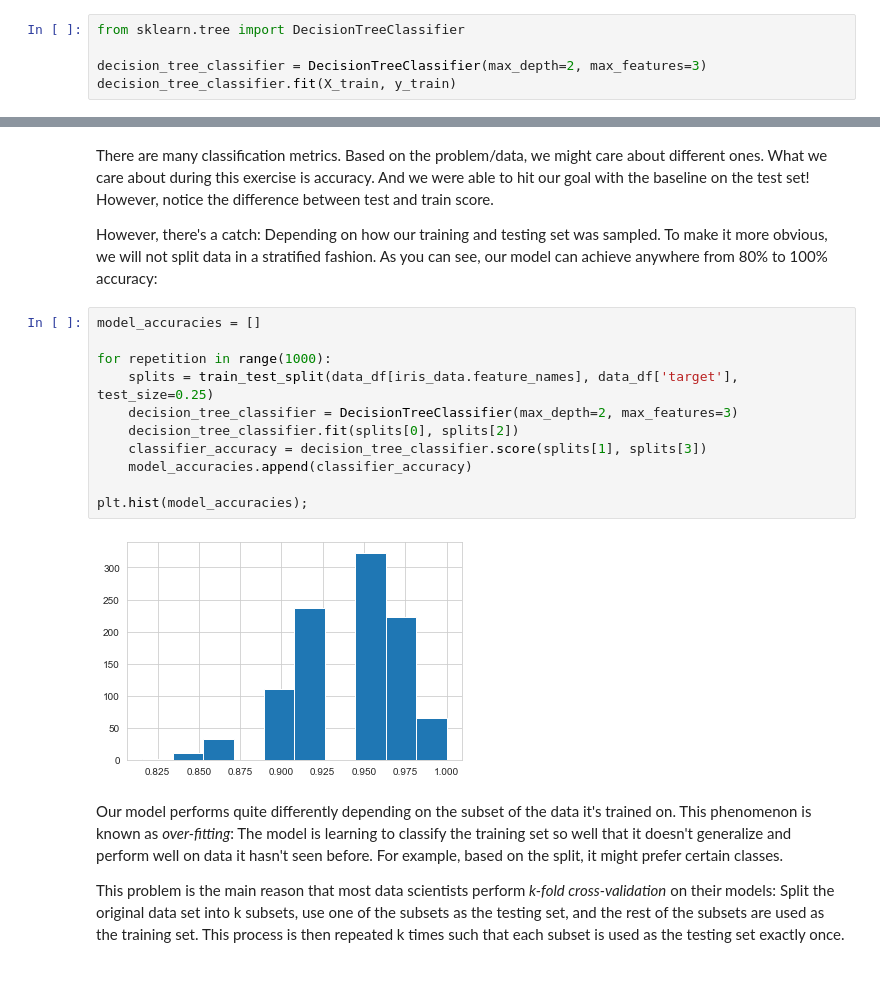
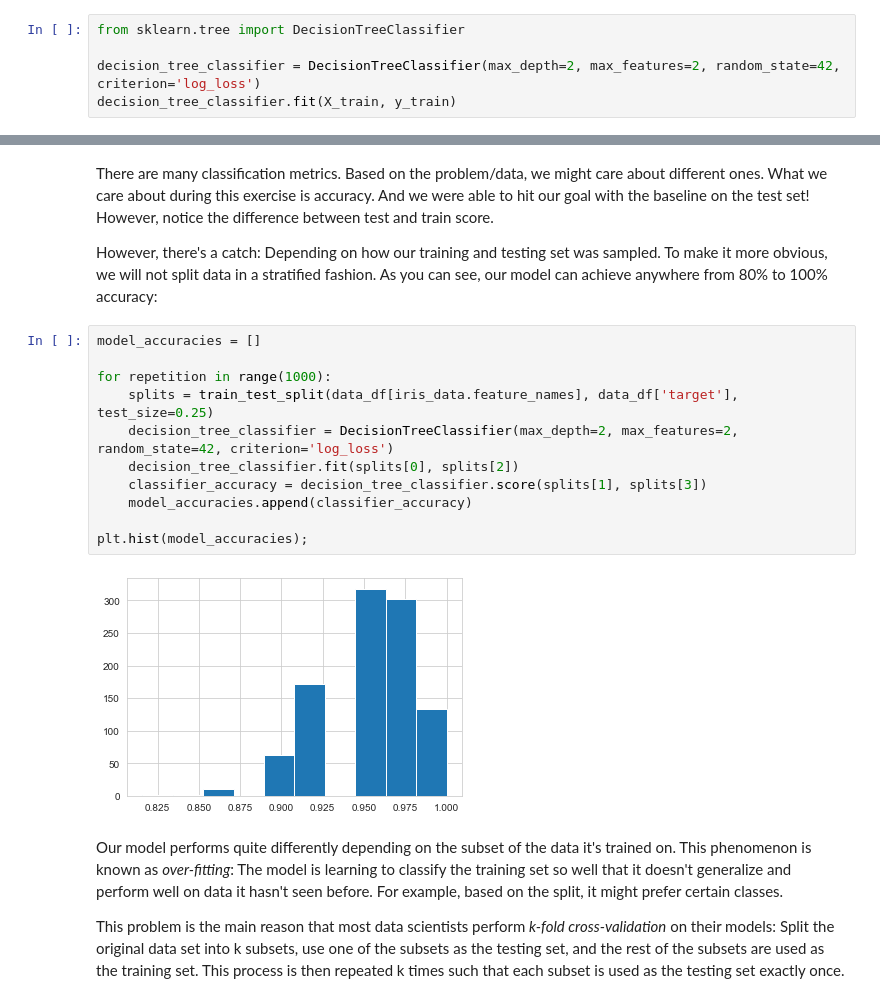
Before and after one commit to strvcom/ds-academy, a Jupyter notebook: lectures/01_lecture/motivational_example.ipynb, the cells around one changed output, grey strips where cells are left out. Cells and saved outputs as stored; diff of their text form.

```diff
--- a/lectures/01_lecture/motivational_example.ipynb
+++ b/lectures/01_lecture/motivational_example.ipynb
@@ -256,6 +256,6 @@ Let's fit our first model on the train set.
 # %%
 from sklearn.tree import DecisionTreeClassifier
 
-decision_tree_classifier = DecisionTreeClassifier(max_depth=2, max_features=3)
+decision_tree_classifier = DecisionTreeClassifier(max_depth=2, max_features=2, random_state=42, criterion='log_loss')
 decision_tree_classifier.fit(X_train, y_train)
 # %% [output]
@@ -301,16 +302,16 @@ However, there's a catch: Depending on how our training and testing set was samp
 # %%
 model_accuracies = []
 
 for repetition in range(1000):
     splits = train_test_split(data_df[iris_data.feature_names], data_df['target'], test_size=0.25)
-    decision_tree_classifier = DecisionTreeClassifier(max_depth=2, max_features=3)
+    decision_tree_classifier = DecisionTreeClassifier(max_depth=2, max_features=2, random_state=42, criterion='log_loss')
     decision_tree_classifier.fit(splits[0], splits[2])
     classifier_accuracy = decision_tree_classifier.score(splits[1], splits[3])
     model_accuracies.append(classifier_accuracy)
 
 plt.hist(model_accuracies);
 # %% [output]
-[figure, old version]
+[figure, new version]
 # %% [markdown]
 Our model performs quite differently depending on the subset of the data it's trained on. This phenomenon is known as _over-fitting_: The model is learning to classify the training set so well that it doesn't generalize and perform well on data it hasn't seen before. For example, based on the split, it might prefer certain classes.
 
```
Also changed, not shown: parts of 9 cells of this notebook.
